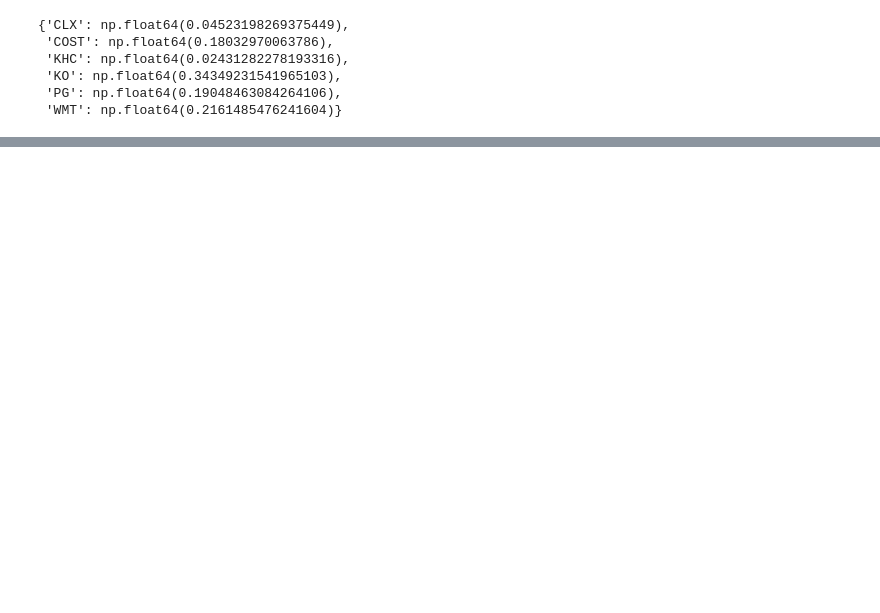
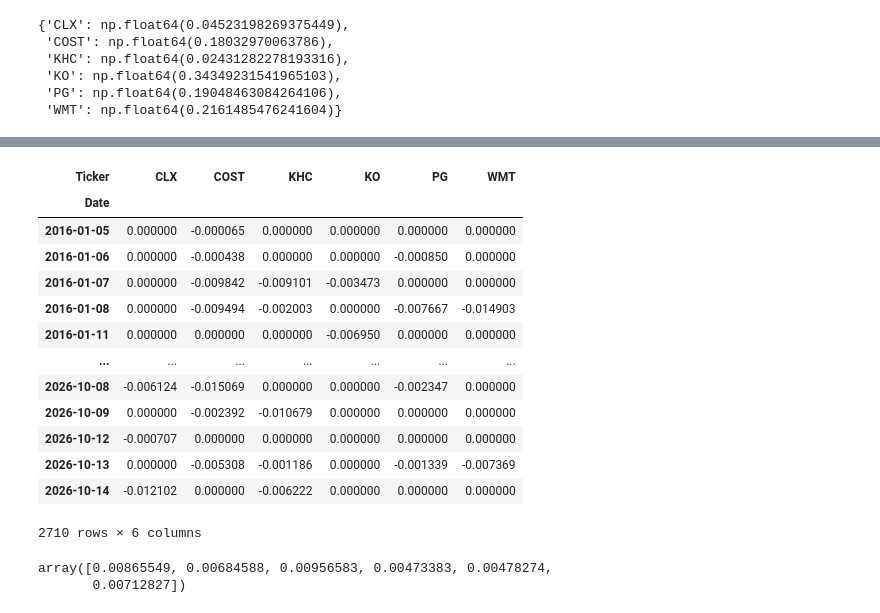
Before and after one commit to Mafergomezf/PORTAFOLIOS-DE-INVERSION, a Jupyter notebook: Modulo-2/Tarea_6.ipynb, the cells around one changed output, grey strips where cells are left out. Cells and saved outputs as stored; diff of their text form; code cells hidden in the pictures; blank space fills up the shorter version.

```diff
--- a/Modulo-2/Tarea_6.ipynb
+++ b/Modulo-2/Tarea_6.ipynb
@@ -226,0 +417,26 @@ comparacion
+# %%
+# Separar los rendimientos por debajo de cero
+below_zero_t=(alpha[alpha<0]).fillna(0)
+below_zero_t
+# %% [output]
+| Ticker | CLX | COST | KHC | KO | PG | WMT |
+| Date |  |  |  |  |  |  |
+| 2016-01-05 | 0.000000 | -0.000065 | 0.000000 | 0.000000 | 0.000000 | 0.000000 |
+| 2016-01-06 | 0.000000 | -0.000438 | 0.000000 | 0.000000 | -0.000850 | 0.000000 |
+| 2016-01-07 | 0.000000 | -0.009842 | -0.009101 | -0.003473 | 0.000000 | 0.000000 |
+| 2016-01-08 | 0.000000 | -0.009494 | -0.002003 | 0.000000 | -0.007667 | -0.014903 |
+| 2016-01-11 | 0.000000 | 0.000000 | 0.000000 | -0.006950 | 0.000000 | 0.000000 |
+| ... | ... | ... | ... | ... | ... | ... |
+| 2026-10-08 | -0.006124 | -0.015069 | 0.000000 | 0.000000 | -0.002347 | 0.000000 |
+| 2026-10-09 | 0.000000 | -0.002392 | -0.010679 | 0.000000 | 0.000000 | 0.000000 |
+| 2026-10-12 | -0.000707 | 0.000000 | 0.000000 | 0.000000 | 0.000000 | 0.000000 |
+| 2026-10-13 | 0.000000 | -0.005308 | -0.001186 | 0.000000 | -0.001339 | -0.007369 |
+| 2026-10-14 | -0.012102 | 0.000000 | -0.006222 | 0.000000 | 0.000000 | 0.000000 |
+2710 rows × 6 columns
+# %%
+# Calcular target downside risk
+downside_risk_t=np.array(below_zero_t.std())
+downside_risk_t
+# %% [output]
+array([0.00865549, 0.00684588, 0.00956583, 0.00473383, 0.00478274,
+       0.00712827])
```
Also changed, not shown: parts of 53 cells of this notebook.
